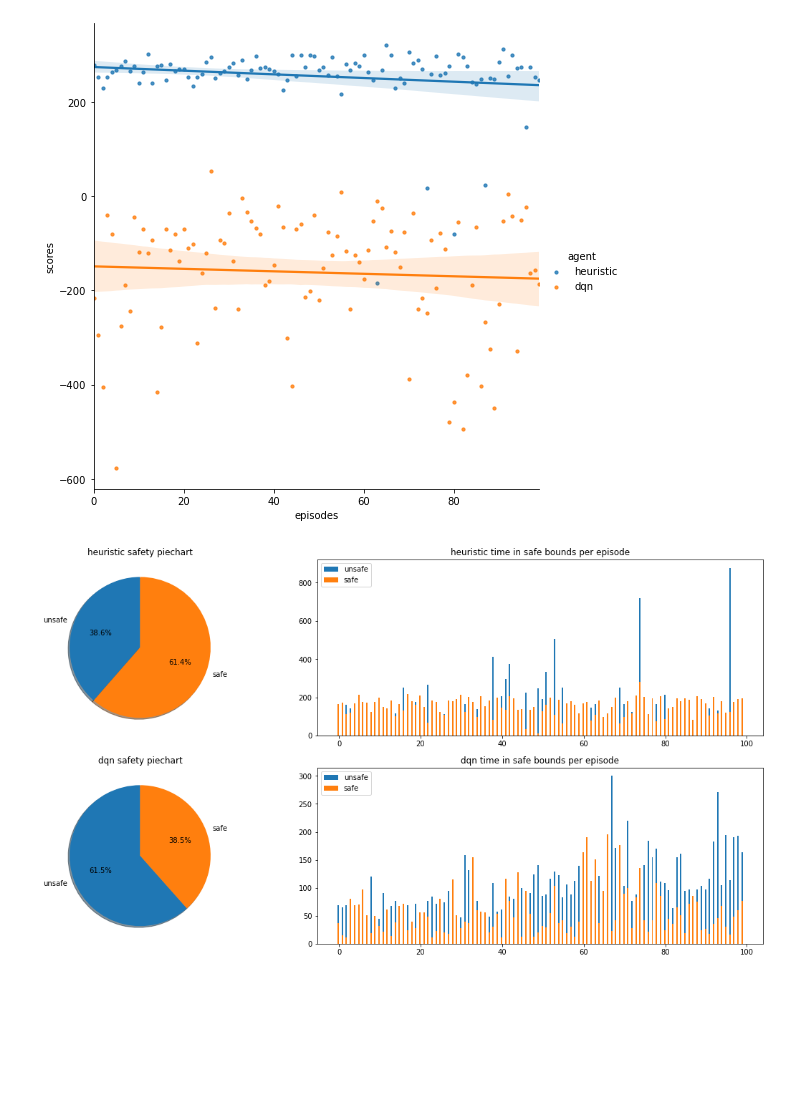
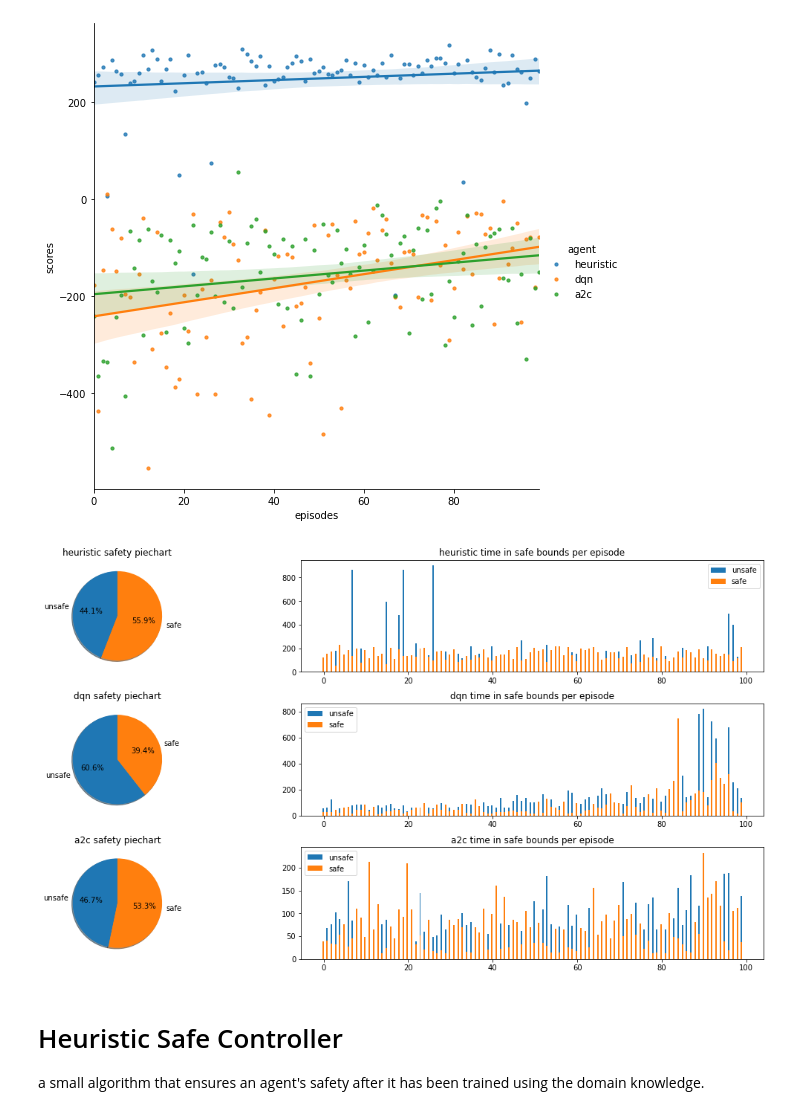
Before and after one commit to dmelichar/thesis-code, a Jupyter notebook: notebooks/safety/heuristic.ipynb, the cells around one changed output. Saved outputs shown, nothing was run; the diff lists cells and outputs as text; code cells hidden in the pictures; blank space fills up the shorter version.

Commit message:
implemented basic controller

```diff
--- a/notebooks/safety/heuristic.ipynb
+++ b/notebooks/safety/heuristic.ipynb
@@ -10,2 +6,3 @@ Using TensorFlow backend.
 # %%
+EPISODES = 100
 env = gym.make('LunarSafe-v0')
@@ -104,0 +9,3 @@ episode: 99  | score: 246.51723341080054  |
+# %%
+heuristic = sa.agents.HeuristicAgent(env)
+scores1, safety1 = heuristic.train(episodes=EPISODES)
@@ -105,6 +30,6 @@ episode: 99  | score: 246.51723341080054  |
 # %%
-agent = sa.agents.DQNAgent(env)
-scores2, safety2 = agent.train(episodes=100)
+dqn = sa.agents.DQNAgent(env)
+scores2, safety2 = dqn.train(episodes=EPISODES)
 # %% [output]
 WARNING:tensorflow:From /usr/local/Caskroom/miniconda/base/envs/test-framework/lib/python3.6/site-packages/tensorflow_core/python/ops/resource_variable_ops.py:1630: calling BaseResourceVariable.__init ...
 Instructions for updating:
@@ -125,0 +51,3 @@ episode: 99  | score: -187.2579252836614  | memory: 10000 | epsilon: 0.225468576
+# %%
+a2c = sa.agents.A2CAgent(env)
+scores3, safety3 = a2c.train(episodes=EPISODES)
@@ -126,11 +72,11 @@ episode: 99  | score: -187.2579252836614  | memory: 10000 | epsilon: 0.225468576
 # %%
-agents = ["heuristic", "dqn"]
-scores = scores1 + scores2
+agents = ["heuristic", "dqn", "a2c"]
+scores = scores1 + scores2 + scores3
 sa.utils.plot_multi_scores(agents, scores)
 # %% [output]
-[figure, old version]
+[figure, new version]
 # %%
-agents = {'heuristic': safety1, 'dqn': safety2}
-sa.utils.plot_multi_safety(agents)
+data = {'heuristic': safety1, 'dqn': safety2, 'a2c': safety3}
+sa.utils.plot_multi_safety(data)
 # %% [output]
-[figure, old version]
+[figure, new version]
@@ -170,0 +83,4 @@ import itertools
+# %% [markdown]
+# Heuristic Safe Controller
+
+a small algorithm that ensures an agent's safety after it has been trained using the domain knowledge.
```
Also changed, not shown: parts of 10 cells of this notebook, 12 other files.
